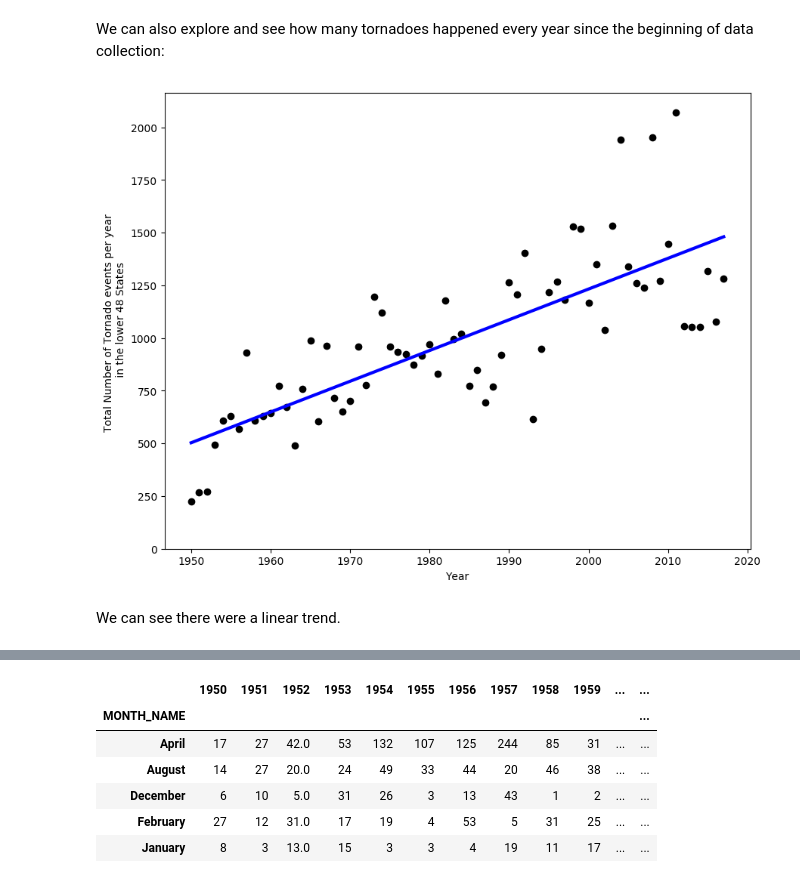
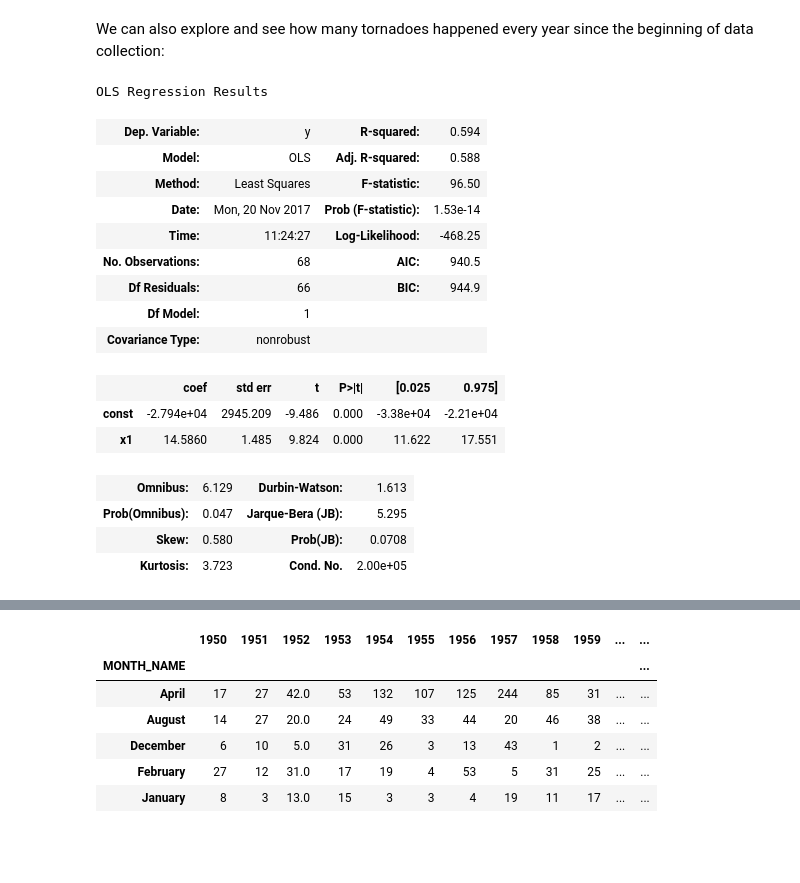
Before and after one commit to godinechan/NOAAanalysis, a Jupyter notebook: NOAAanalysis.ipynb, the cells around one changed output, grey strips where cells are left out. Cells and saved outputs as stored; diff of their text form; code cells hidden in the pictures; blank space fills up the shorter version.

```diff
--- a/NOAAanalysis.ipynb
+++ b/NOAAanalysis.ipynb
@@ -313,23 +310,27 @@ from sklearn.metrics import mean_squared_error, r2_score
-# %%
-#Plot the data and fit a linear regression
-regr = linear_model.LinearRegression()
-x=list(range(1950,2017+1))
-y=full.sum().astype(int)
-x=np.asarray(x)
-y=np.asarray(y)
-x=x.reshape(-1,1)
-y=y.reshape(-1,1)
-regr.fit(x, y)
-y_pred = regr.predict(x)
-var=np.mean((y-y_pred)**2)
-fig = plt.figure(figsize=(10,8), dpi=100)
-plt.scatter(x, y,  color='black')
-plt.plot(x, y_pred, color='blue', linewidth=3)
-plt.xlabel('Year')
-plt.ylabel('Total Number of '+events+' events per year \n in the lower 48 States')
-plt.ylim(ymin=0)
-plt.show()
-# %% [output]
-[figure, removed]
-# %% [markdown]
-We can see there were a linear trend.
+# %%
+import statsmodels.api as sm
+xl=(range(1950,2017+1))
+xl=np.asarray(xl)
+x=sm.add_constant(xl)
+y=full.sum().astype(int)
+y=np.asarray(y).tolist()
+result = sm.OLS( y, x ).fit()
+result.summary()
+# %% [output]
+OLS Regression Results
+| Dep. Variable: | y | R-squared: | 0.594 |
+| Model: | OLS | Adj. R-squared: | 0.588 |
+| Method: | Least Squares | F-statistic: | 96.50 |
+| Date: | Mon, 20 Nov 2017 | Prob (F-statistic): | 1.53e-14 |
+| Time: | 11:24:27 | Log-Likelihood: | -468.25 |
+| No. Observations: | 68 | AIC: | 940.5 |
+| Df Residuals: | 66 | BIC: | 944.9 |
+| Df Model: | 1 |  |  |
+| Covariance Type: | nonrobust |  |  |
+|  | coef | std err | t | P>|t| | [0.025 | 0.975] |
+| const | -2.794e+04 | 2945.209 | -9.486 | 0.000 | -3.38e+04 | -2.21e+04 |
+| x1 | 14.5860 | 1.485 | 9.824 | 0.000 | 11.622 | 17.551 |
+| Omnibus: | 6.129 | Durbin-Watson: | 1.613 |
+| Prob(Omnibus): | 0.047 | Jarque-Bera (JB): | 5.295 |
+| Skew: | 0.580 | Prob(JB): | 0.0708 |
+| Kurtosis: | 3.723 | Cond. No. | 2.00e+05 |
```
Also changed, not shown: parts of 18 cells of this notebook.
